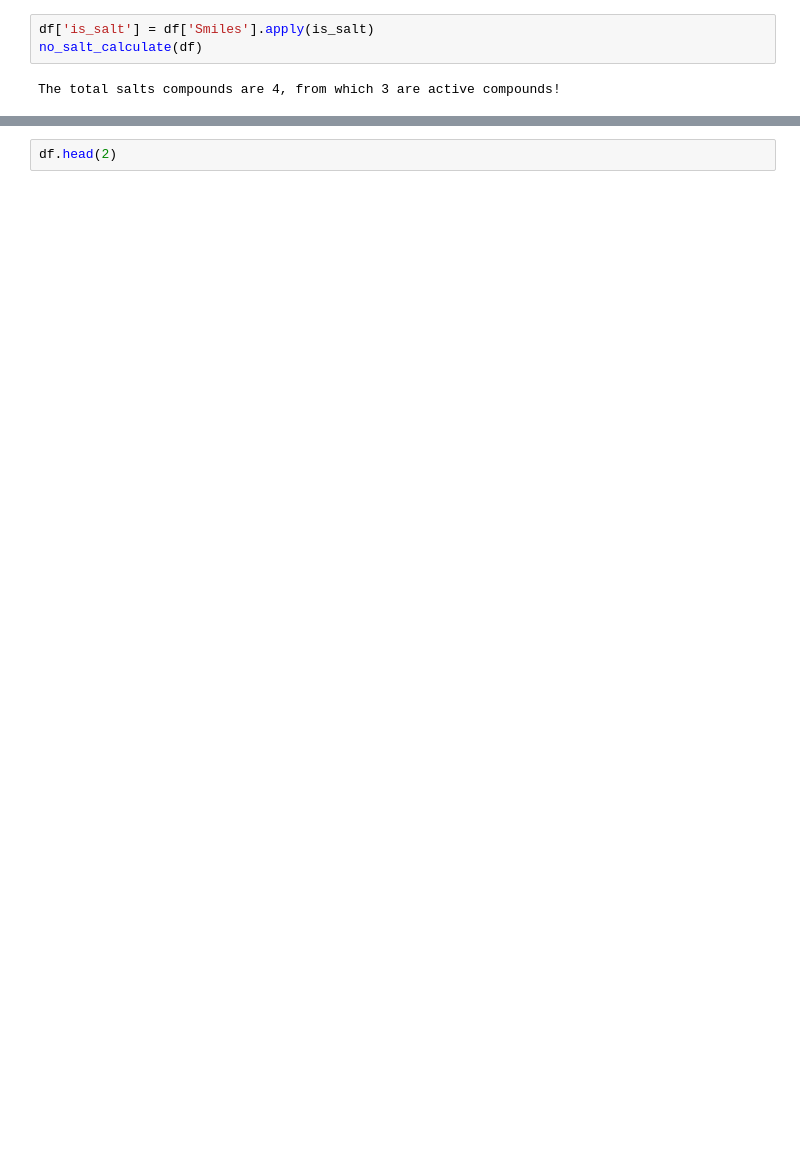
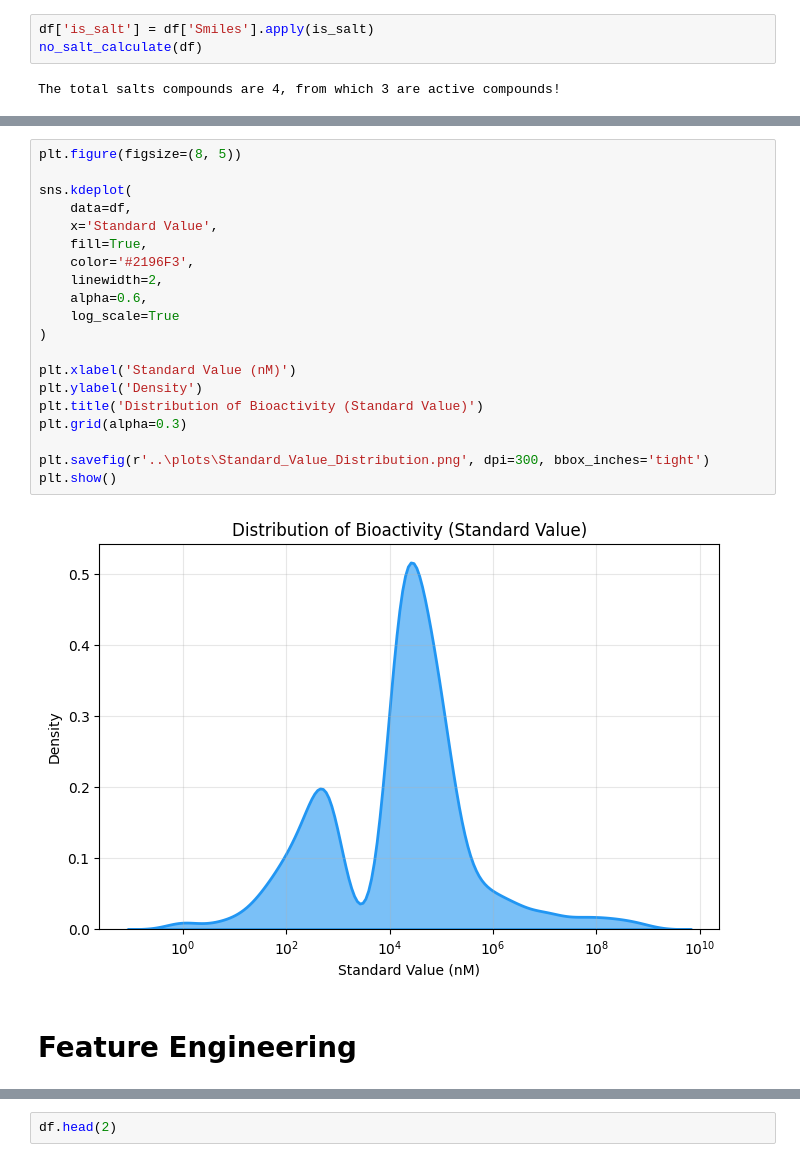
Before and after one commit to Yash-Dhanawate/ptp1b-activity, a Jupyter notebook: notebook/main.ipynb, the cells around one changed output, grey strips where cells are left out. Saved outputs shown, nothing was run; the diff lists cells and outputs as text; blank space fills up the shorter version.

```diff
--- a/notebook/main.ipynb
+++ b/notebook/main.ipynb
@@ -395 +446,25 @@ The total salts compounds are 4, from which 3 are active compounds!
+# %%
+plt.figure(figsize=(8, 5))
+
+sns.kdeplot(
+    data=df,
+    x='Standard Value',
+    fill=True,
+    color='#2196F3',
+    linewidth=2,
+    alpha=0.6,
+    log_scale=True
+)
+
+plt.xlabel('Standard Value (nM)')
+plt.ylabel('Density')
+plt.title('Distribution of Bioactivity (Standard Value)')
+plt.grid(alpha=0.3)
+
+plt.savefig(r'..\plots\Standard_Value_Distribution.png', dpi=300, bbox_inches='tight')
+plt.show()
+# %% [output]
+[figure, added]
+# %% [markdown]
+# Feature Engineering
 # %%
```
Also changed, not shown: parts of 35 cells of this notebook, 5 other files.
